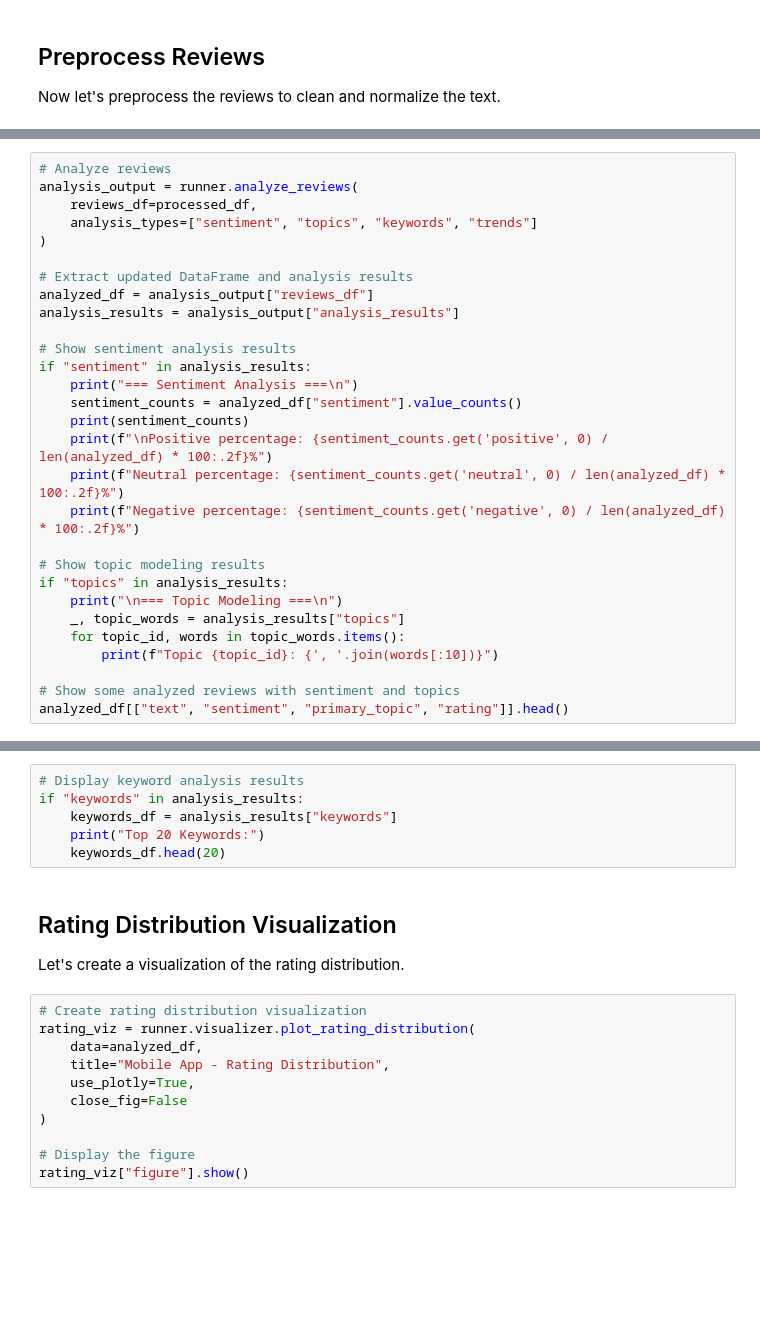
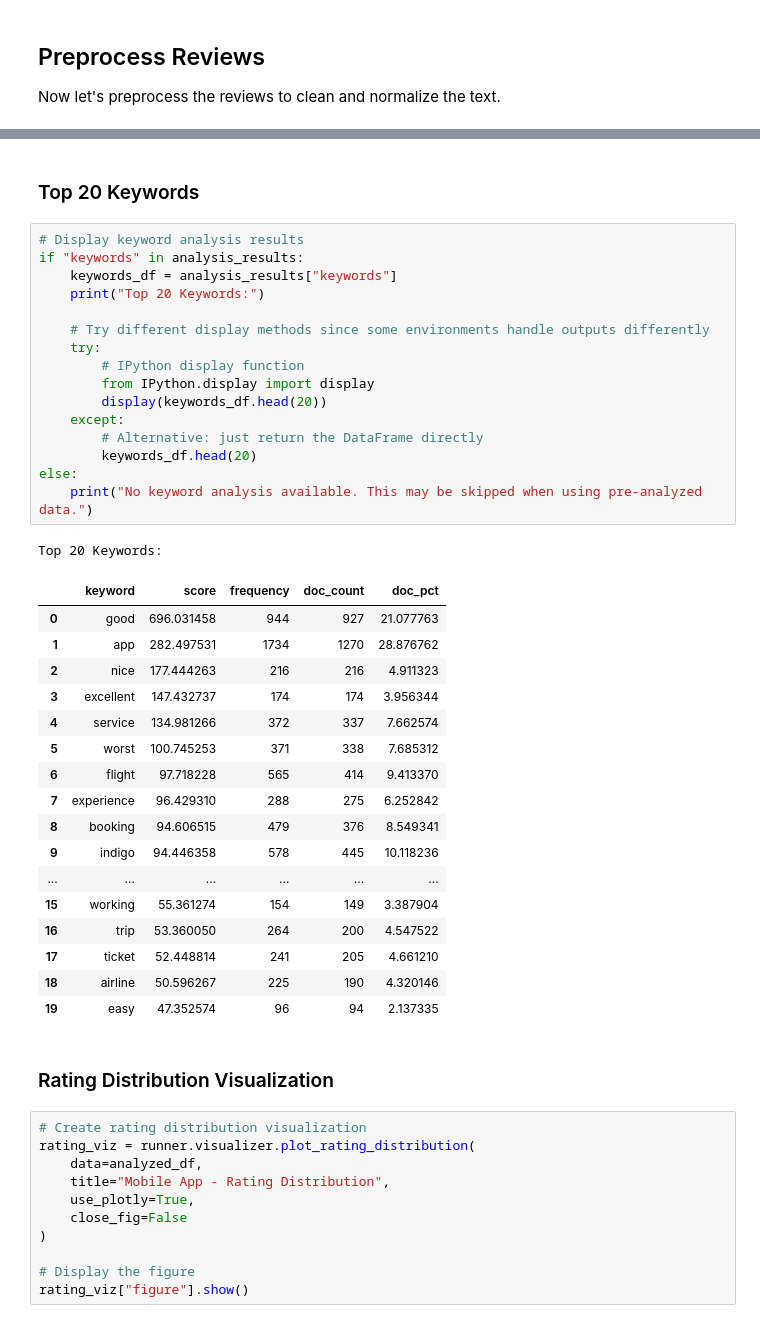
Before and after one commit to Dev-Dipesh/app-reviews-ai, a Jupyter notebook: notebooks/review_analysis_demo.ipynb, the cells around one changed output, grey strips where cells are left out. Drawn from its saved outputs; the diff is of its cells as text; blank space fills up the shorter version.

```diff
--- a/notebooks/review_analysis_demo.ipynb
+++ b/notebooks/review_analysis_demo.ipynb
@@ -79,31 +364,2 @@ processed_df[["text", "cleaned_text", "normalized_text"]].head()
 
 Let's run various analyses on the reviews.
-# %%
-# Analyze reviews
-analysis_output = runner.analyze_reviews(
-    reviews_df=processed_df,
-    analysis_types=["sentiment", "topics", "keywords", "trends"]
-)
-
-# Extract updated DataFrame and analysis results
-analyzed_df = analysis_output["reviews_df"]
-analysis_results = analysis_output["analysis_results"]
-
-# Show sentiment analysis results
-if "sentiment" in analysis_results:
-    print("=== Sentiment Analysis ===\n")
-    sentiment_counts = analyzed_df["sentiment"].value_counts()
-    print(sentiment_counts)
-    print(f"\nPositive percentage: {sentiment_counts.get('positive', 0) / len(analyzed_df) * 100:.2f}%")
-    print(f"Neutral percentage: {sentiment_counts.get('neutral', 0) / len(analyzed_df) * 100:.2f}%")
-    print(f"Negative percentage: {sentiment_counts.get('negative', 0) / len(analyzed_df) * 100:.2f}%")
-
-# Show topic modeling results
-if "topics" in analysis_results:
-    print("\n=== Topic Modeling ===\n")
-    _, topic_words = analysis_results["topics"]
-    for topic_id, words in topic_words.items():
-        print(f"Topic {topic_id}: {', '.join(words[:10])}")
-
-# Show some analyzed reviews with sentiment and topics
-analyzed_df[["text", "sentiment", "primary_topic", "rating"]].head()
@@ -114,13 +498,42 @@ Let's examine the top keywords extracted from the reviews.
+# %% [markdown]
+### Top 20 Keywords
 # %%
 # Display keyword analysis results
 if "keywords" in analysis_results:
     keywords_df = analysis_results["keywords"]
     print("Top 20 Keywords:")
-    keywords_df.head(20)
+
+    # Try different display methods since some environments handle outputs differently
+    try:
+        # IPython display function
+        from IPython.display import display
+        display(keywords_df.head(20))
+    except:
+        # Alternative: just return the DataFrame directly
+        keywords_df.head(20)
+else:
+    print("No keyword analysis available. This may be skipped when using pre-analyzed data.")
+# %% [output]
+Top 20 Keywords:
+|  | keyword | score | frequency | doc_count | doc_pct |
+| 0 | good | 696.031458 | 944 | 927 | 21.077763 |
+| 1 | app | 282.497531 | 1734 | 1270 | 28.876762 |
+| 2 | nice | 177.444263 | 216 | 216 | 4.911323 |
+| 3 | excellent | 147.432737 | 174 | 174 | 3.956344 |
+| 4 | service | 134.981266 | 372 | 337 | 7.662574 |
+| 5 | worst | 100.745253 | 371 | 338 | 7.685312 |
+| 6 | flight | 97.718228 | 565 | 414 | 9.413370 |
+| 7 | experience | 96.429310 | 288 | 275 | 6.252842 |
+| 8 | booking | 94.606515 | 479 | 376 | 8.549341 |
+| 9 | indigo | 94.446358 | 578 | 445 | 10.118236 |
+| ... | ... | ... | ... | ... | ... |
+| 15 | working | 55.361274 | 154 | 149 | 3.387904 |
+| 16 | trip | 53.360050 | 264 | 200 | 4.547522 |
+| 17 | ticket | 52.448814 | 241 | 205 | 4.661210 |
+| 18 | airline | 50.596267 | 225 | 190 | 4.320146 |
+| 19 | easy | 47.352574 | 96 | 94 | 2.137335 |
 # %% [markdown]
-## Rating Distribution Visualization
-
-Let's create a visualization of the rating distribution.
+### Rating Distribution Visualization
 # %%
 # Create rating distribution visualization
 rating_viz = runner.visualizer.plot_rating_distribution(
```
Also changed, not shown: parts of 53 cells of this notebook, 14 other files.
